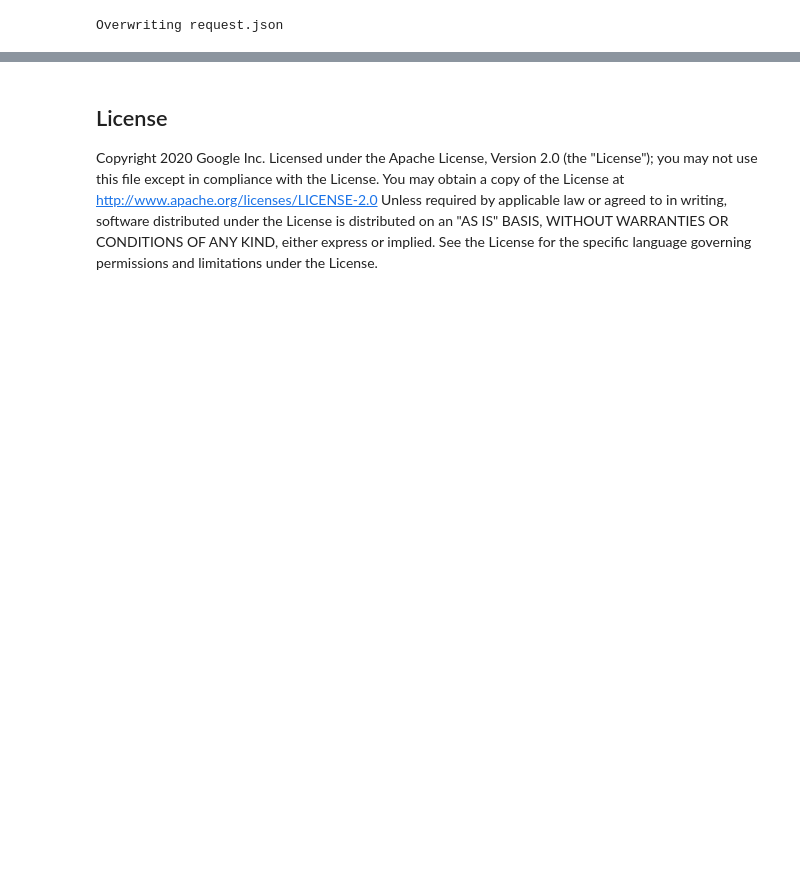
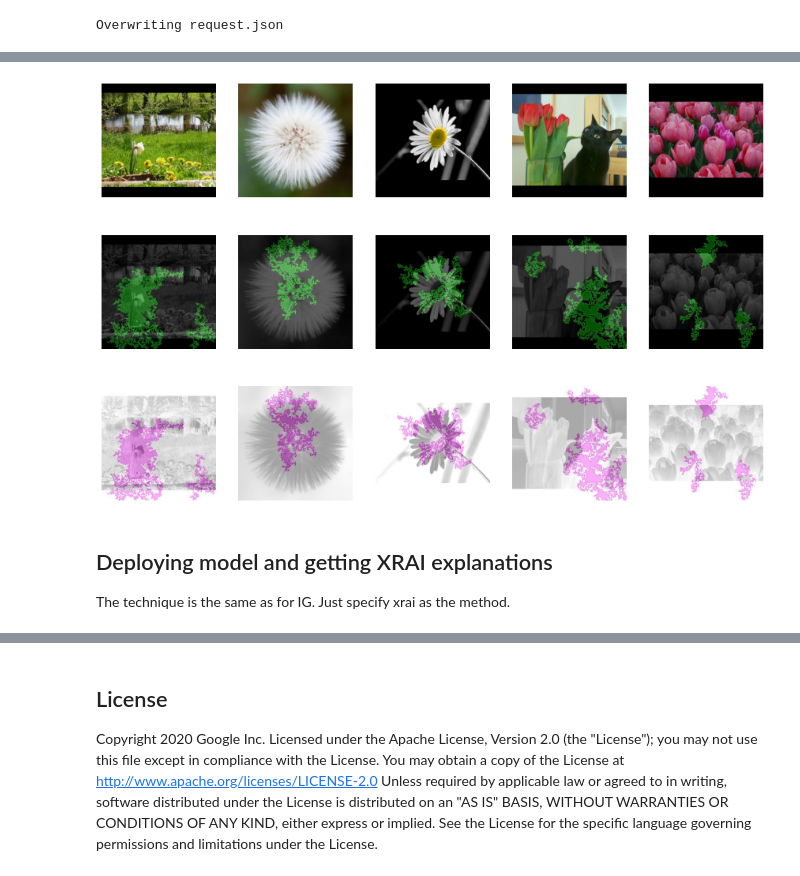
Before and after one commit to GoogleCloudPlatform/practical-ml-vision-book, a Jupyter notebook: 09_deploying/09f_explain.ipynb, the cells around one changed output, grey strips where cells are left out. Saved outputs shown, nothing was run; the diff lists cells and outputs as text; code cells hidden in the pictures; blank space fills up the shorter version.

Commit message:
Integrated Gradients and XRAI explanations.

```diff
--- a/09_deploying/09f_explain.ipynb
+++ b/09_deploying/09f_explain.ipynb
@@ -308,0 +313,40 @@ ERROR: (gcloud.ai-platform.predict) HTTP request failed. Response: {
+# %%
+import json
+import base64
+input_images = []
+with open('request.json') as ifp:
+    instances = json.load(ifp)['instances']
+    for instance in instances:
+        img_bytes = tf.io.read_file(instance['filenames'])
+        img = tf.image.decode_jpeg(img_bytes, channels=3)
+        img = tf.image.convert_image_dtype(img, tf.float32)
+        img = tf.image.resize_with_pad(img, IMG_HEIGHT, IMG_WIDTH)
+        input_images.append(img.numpy())
+
+explain_images = []
+with open('response.json') as ifp:
+    explanations = json.load(ifp)['explanations']
+    for expln in explanations:
+        b64bytes = expln['attributions_by_label'][0]['attributions']['input_images']['b64_jpeg']
+        img_bytes = base64.b64decode(b64bytes)
+        img = tf.image.decode_jpeg(img_bytes, channels=3)
+        img = tf.image.convert_image_dtype(img, tf.float32)
+        explain_images.append(img.numpy())
+# %%
+import matplotlib.pyplot as plt
+import tensorflow as tf
+
+f, ax = plt.subplots(3, 5, figsize=(15,10))
+for idx in range(len(input_images)):
+    ax[0, idx].imshow(input_images[idx])
+    ax[1, idx].imshow(explain_images[idx])
+    ax[2, idx].imshow(1-explain_images[idx])
+    ax[0, idx].axis('off')
+    ax[1, idx].axis('off')
+    ax[2, idx].axis('off')
+# %% [output]
+[figure, added]
+# %% [markdown]
+## Deploying model and getting XRAI explanations
+
+The technique is the same as for IG. Just specify xrai as the method.
```
Also changed, not shown: parts of 17 cells of this notebook, 2 other files.
